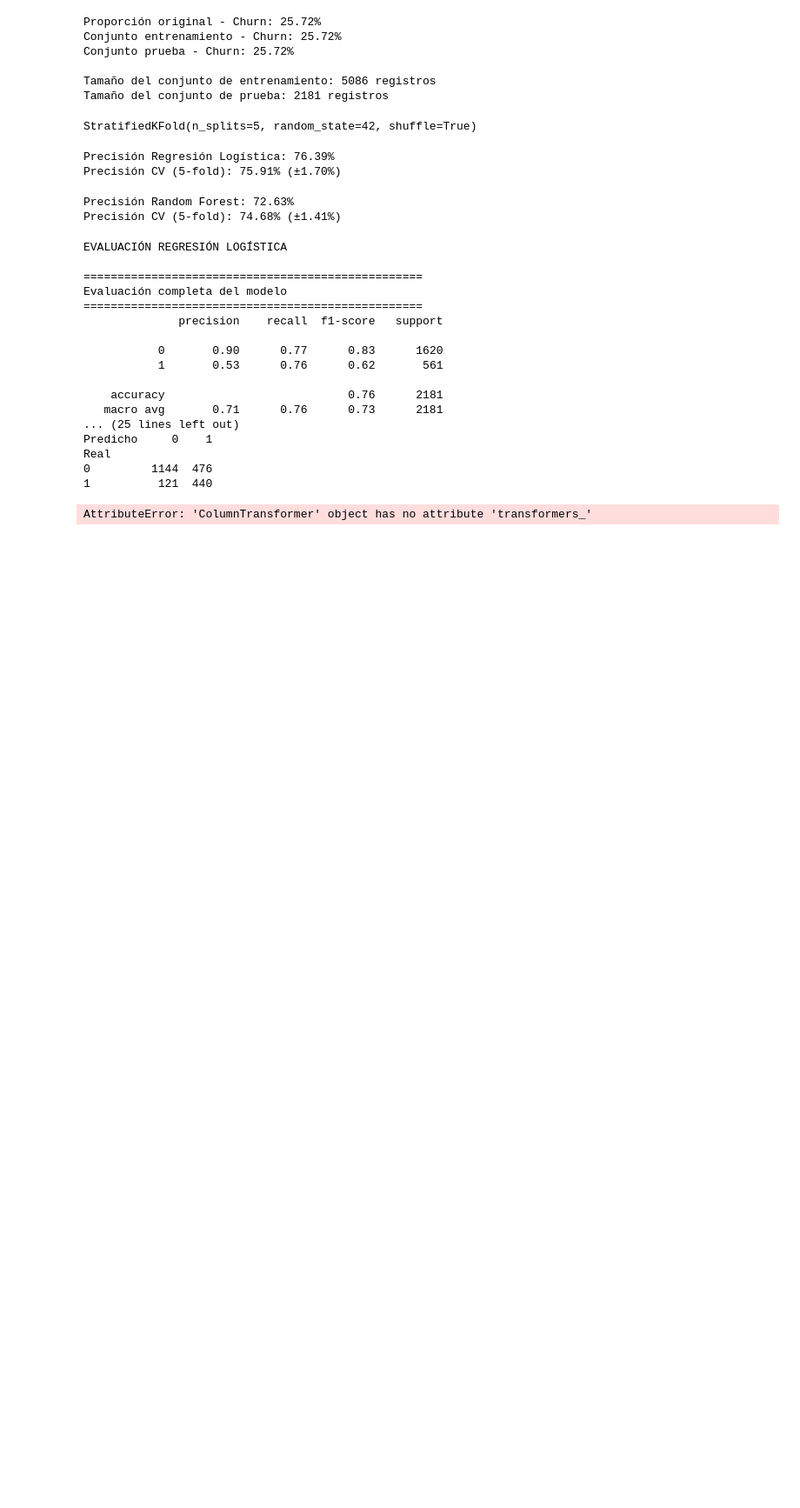
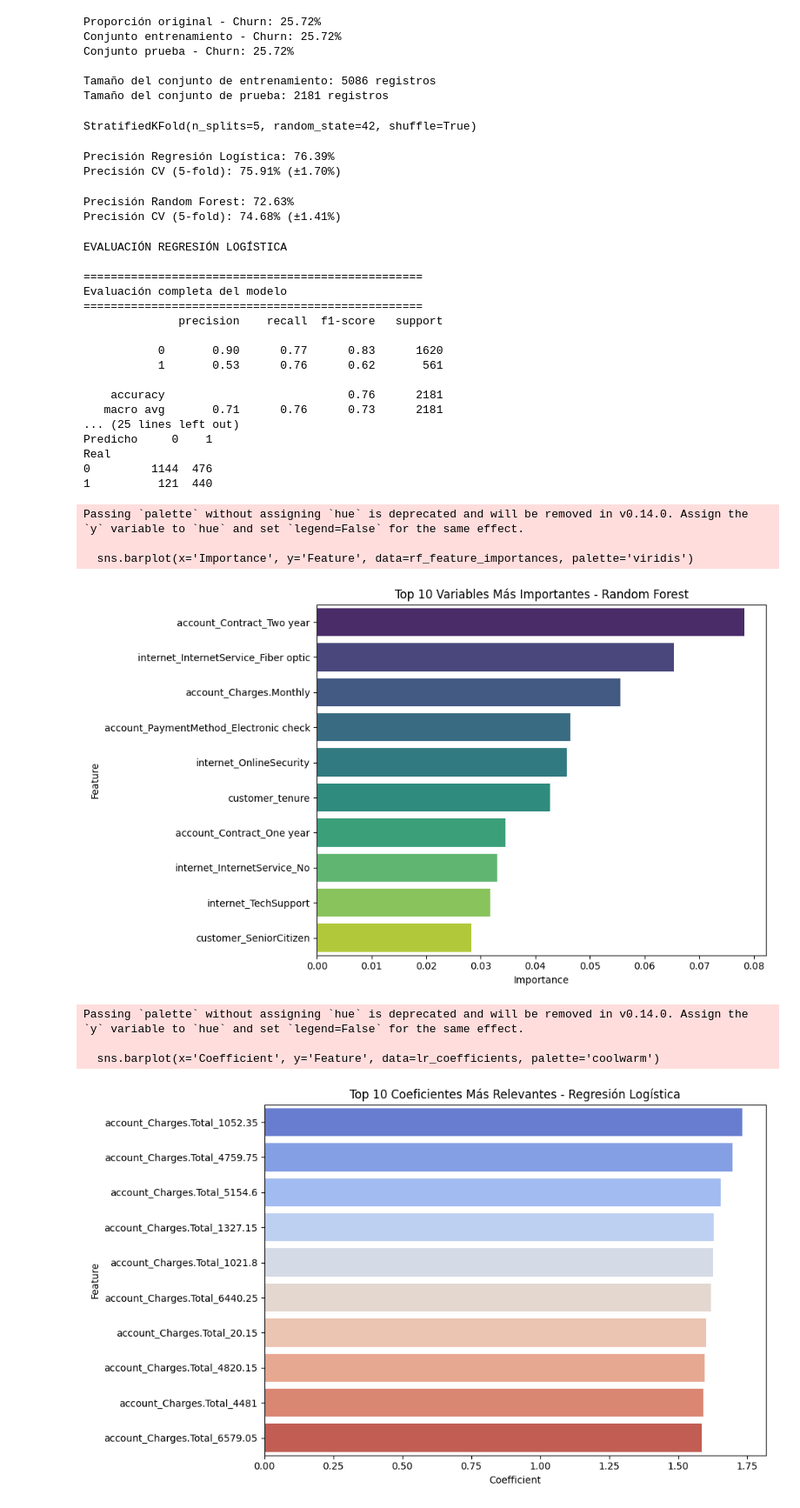
Before and after one commit to Sebas1020h/Challenge-TelecomX-pt-2, a Jupyter notebook: TelecomX_LATAM_pt2.ipynb, the cells around one changed output. Shown at 87% size. Drawn from its saved outputs; the diff is of its cells as text; code cells hidden in the pictures; blank space fills up the shorter version.

```diff
--- a/TelecomX_LATAM_pt2.ipynb
+++ b/TelecomX_LATAM_pt2.ipynb
@@ -475,32 +475,42 @@ Real
 0         1144  476
 1          121  440
 # %%
+rf_pipeline.fit(X_train, y_train)
+lr_pipeline.fit(X_train, y_train)
+
+# Get feature names from the already encoded DataFrame
+cat_features = [col for col in df_encoded.columns if col not in numeric_cols + ['Churn']]
+
+
 # Importancia de características (Random Forest)
 rf_feature_importances = pd.DataFrame({
-    'Feature': numeric_cols + list(rf_pipeline.named_steps['preprocessor']
-                                  .named_transformers_['cat']
-                                  .get_feature_names_out(categorical_cols)),
+    'Feature': numeric_cols + list(cat_features),
     'Importance': rf_pipeline.named_steps['classifier'].feature_importances_
 }).sort_values('Importance', ascending=False).head(10)
 
 plt.figure(figsize=(10, 6))
 sns.barplot(x='Importance', y='Feature', data=rf_feature_importances, palette='viridis')
 plt.title('Top 10 Variables Más Importantes - Random Forest')
 plt.tight_layout()
 plt.show()
 
 # Coeficientes de Regresión Logística
 lr_coefficients = pd.DataFrame({
-    'Feature': numeric_cols + list(lr_pipeline.named_steps['preprocessor']
-                                  .named_transformers_['cat']
-                                  .get_feature_names_out(categorical_cols)),
+    'Feature': numeric_cols + list(cat_features),
     'Coefficient': lr_pipeline.named_steps['classifier'].coef_[0]
 }).sort_values('Coefficient', key=abs, ascending=False).head(10)
 
 plt.figure(figsize=(10, 6))
 sns.barplot(x='Coefficient', y='Feature', data=lr_coefficients, palette='coolwarm')
 plt.title('Top 10 Coeficientes Más Relevantes - Regresión Logística')
 plt.tight_layout()
 plt.show()
 # %% [output]
-AttributeError: 'ColumnTransformer' object has no attribute 'transformers_'
+Passing `palette` without assigning `hue` is deprecated and will be removed in v0.14.0. Assign the `y` variable to `hue` and set `legend=False` for the same effect.
+
+  sns.barplot(x='Importance', y='Feature', data=rf_feature_importances, palette='viridis')
+[figure, added]
+Passing `palette` without assigning `hue` is deprecated and will be removed in v0.14.0. Assign the `y` variable to `hue` and set `legend=False` for the same effect.
+
+  sns.barplot(x='Coefficient', y='Feature', data=lr_coefficients, palette='coolwarm')
+[figure, added]
```
